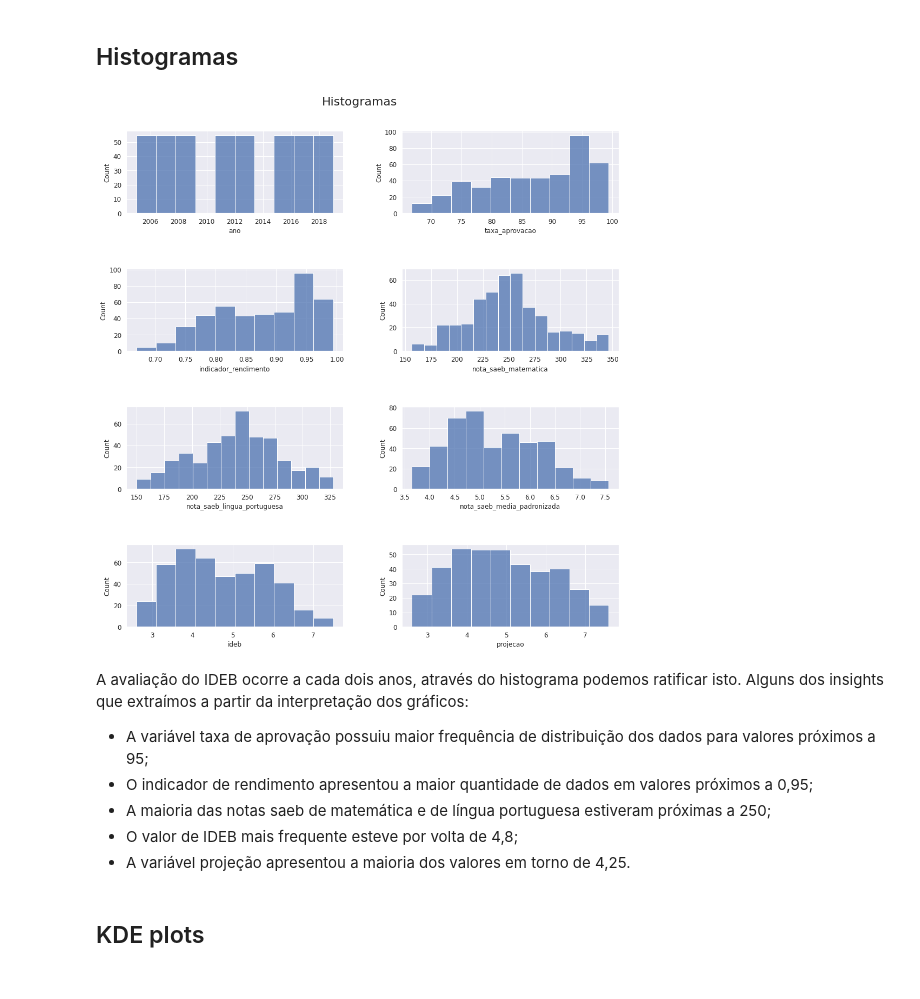
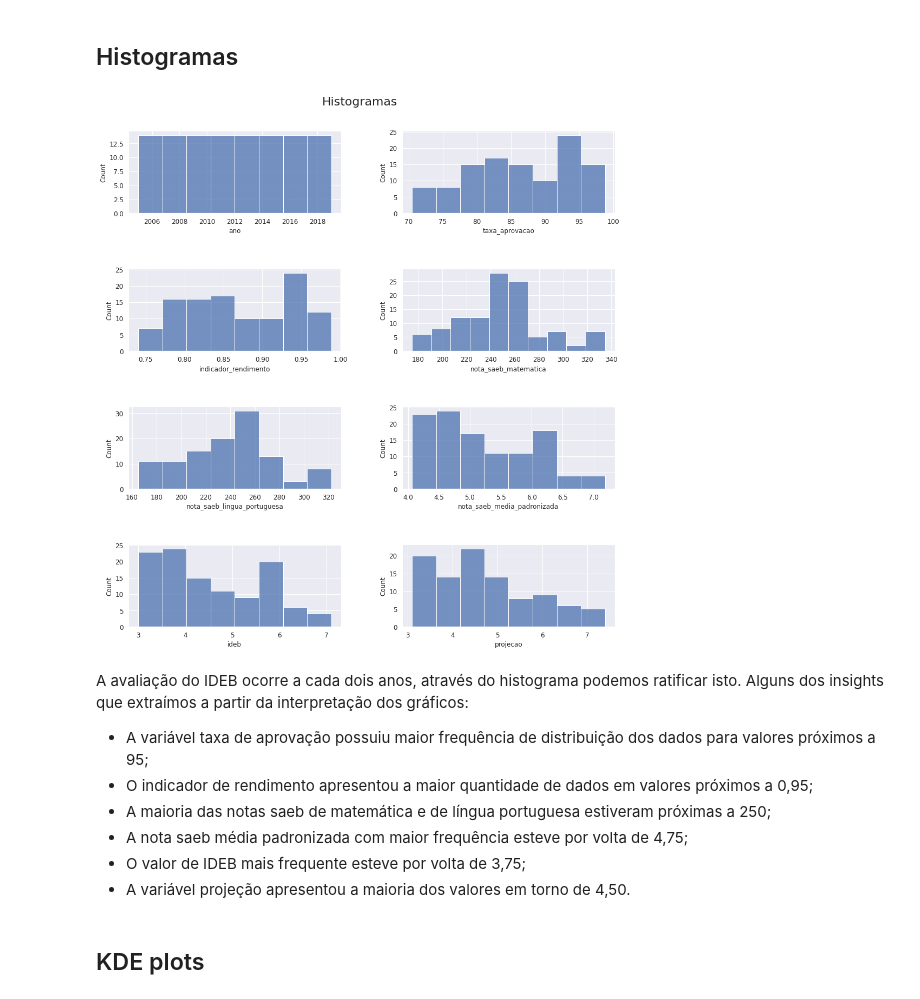
Before and after one commit to gustavolenin/-ndice-de-Desenvolvimento-da-Educa-o-B-sica-Ideb-, a Jupyter notebook: Índice_de_Desenvolvimento_da_Educação_Básica_(Ideb).ipynb, the cells around one changed output. Cells and saved outputs as stored; diff of their text form; code cells hidden in the pictures.

```diff
--- a/Índice_de_Desenvolvimento_da_Educação_Básica_(Ideb).ipynb
+++ b/Índice_de_Desenvolvimento_da_Educação_Básica_(Ideb).ipynb
@@ -362,16 +333,17 @@ def draw_histplot(num_variables):
     fig.tight_layout(pad=5)
     return
 # %%
-draw_histplot(num_variables_regiao)
+draw_histplot(num_variables_brasil)
 # %% [output]
-[figure, old version]
+[figure, new version]
 # %% [markdown]
 A avaliação do IDEB ocorre a cada dois anos, através do histograma podemos ratificar isto. Alguns dos insights que extraímos a partir da interpretação dos gráficos:
 * A variável taxa de aprovação possuiu maior frequência de distribuição dos dados para valores próximos a 95;
 * O indicador de rendimento apresentou a maior quantidade de dados em valores próximos a 0,95;
 * A maioria das notas saeb de matemática e de língua portuguesa estiveram próximas a 250;
-* O valor de IDEB mais frequente esteve por volta de 4,8;
-* A variável projeção apresentou a maioria dos valores em torno de 4,25.
+* A nota saeb média padronizada com maior frequência esteve por volta de 4,75;
+* O valor de IDEB mais frequente esteve por volta de 3,75;
+* A variável projeção apresentou a maioria dos valores em torno de 4,50.
 # %% [markdown]
 ## KDE plots
 # %% [markdown]
```
Also changed, not shown: parts of 23 cells of this notebook.
